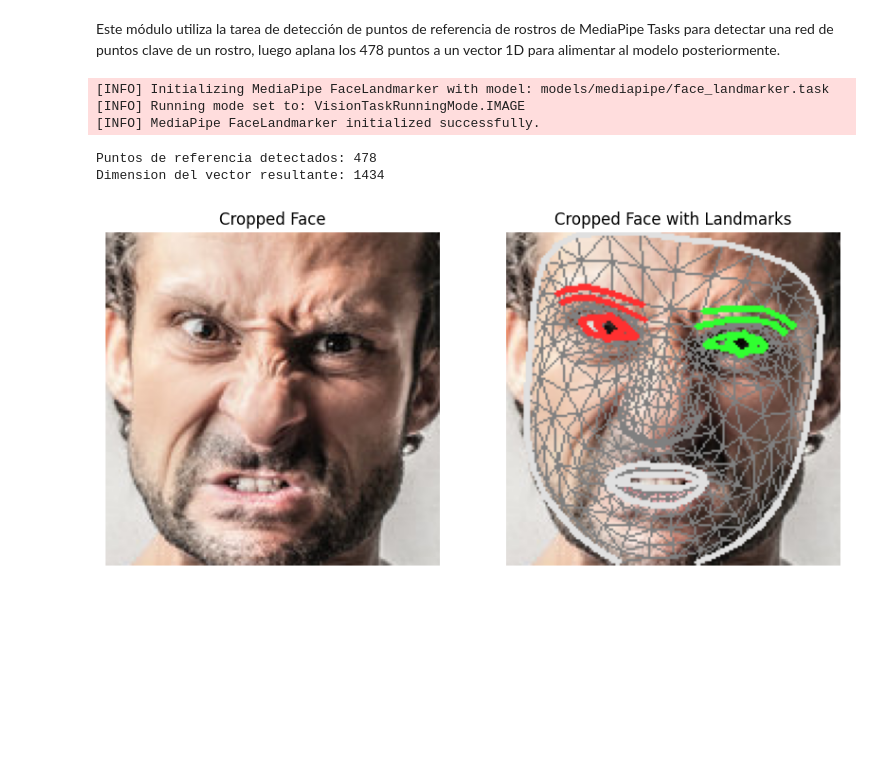
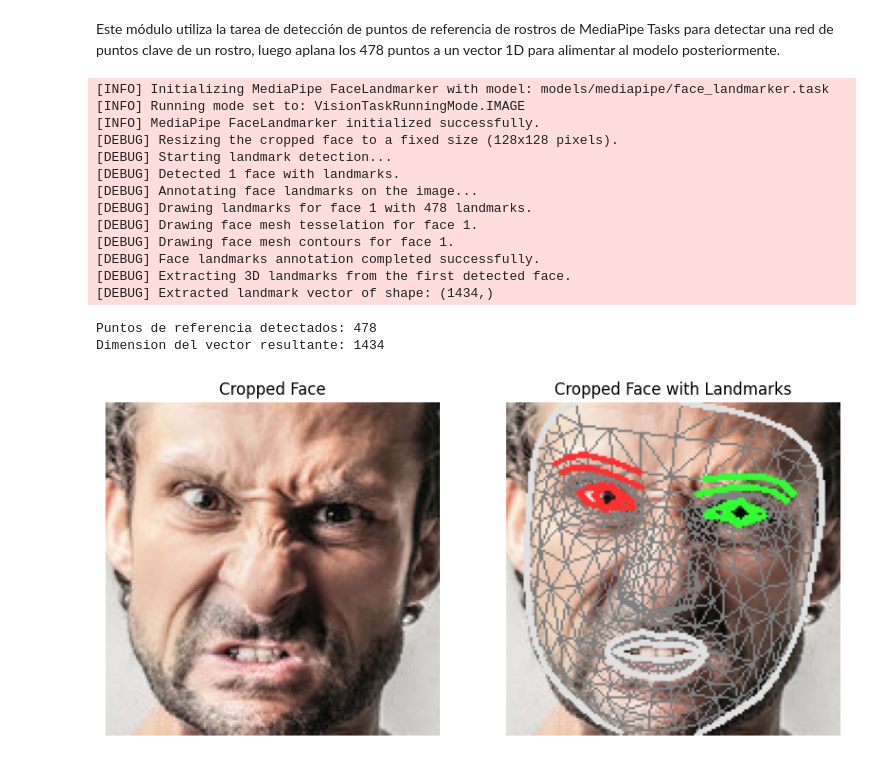
Before and after one commit to LeivaDiego/Emotion-Recognition, a Jupyter notebook: src/preprocessing_example.ipynb, the cells around one changed output. Saved outputs shown, nothing was run; the diff lists cells and outputs as text; code cells hidden in the pictures; blank space fills up the shorter version.

Commit message:
Refactor: Verbose Logging and Resize

```diff
--- a/src/preprocessing_example.ipynb
+++ b/src/preprocessing_example.ipynb
@@ -18,7 +18,7 @@ el rostro en el resultado, que será utilizado como entrada para la extracción
 image = cv2.imread("../data/examples/angry_example.png")
 
 # Initialize the face detection module
-FaceDetectorMP = FaceDetectorMP(mode="image", enable_resizing=False, enable_logging=False)
+FaceDetectorMP = FaceDetectorMP(mode="image", verbose=True)
 
 # Get the detection result using the face detection module
 detection_result = FaceDetectorMP.detect_faces(image)
@@ -59,36 +66,46 @@ Dimensiones Originales (360, 519, 3) | Dimensiones resultantes (153, 153, 3)
 Este módulo utiliza la tarea de detección de puntos de referencia de rostros de MediaPipe Tasks para detectar una red de puntos clave de un rostro, luego aplana los 478 puntos a un vector 1D para alimentar al modelo posteriormente.
 # %%
 # Initialize the face landmark detection module
-LandmarkDetectorMP = LandmarkDetectorMP(mode="image", enable_logging=False)
+LandmarkDetectorMP = LandmarkDetectorMP(mode="image", resizing=True, verbose=True)
 
 # Get the landmark detection result using the landmark detection module
 landmark_result = LandmarkDetectorMP.detect_landmarks(face_crop)
 
 # If landmarks are detected, visualize the results
 if landmark_result is not None:
     # Annotate the cropped face with landmarks
     annotated_face = LandmarkDetectorMP.annotate_face_landmarks(face_crop, landmark_result)
     print(f"\nPuntos de referencia detectados: {len(landmark_result.face_landmarks[0])}")
     # Extract the landmarks for further processing
     landmarks = LandmarkDetectorMP.extract_landmark_vector(landmark_result)
 
     print(f"Dimension del vector resultante: {landmarks.shape[0]}")
 
     # Display the cropped face with landmarks
     plt.figure(figsize=(10, 5))
     plt.subplot(1, 2, 1)
     plt.imshow(cv2.cvtColor(face_crop, cv2.COLOR_BGR2RGB))
     plt.title("Cropped Face")
     plt.axis("off")
     plt.subplot(1, 2, 2)
     plt.imshow(cv2.cvtColor(annotated_face, cv2.COLOR_BGR2RGB))
     plt.title("Cropped Face with Landmarks")
     plt.axis("off")
     plt.show()
 # %% [output]
 [INFO] Initializing MediaPipe FaceLandmarker with model: models/mediapipe/face_landmarker.task
 [INFO] Running mode set to: VisionTaskRunningMode.IMAGE
 [INFO] MediaPipe FaceLandmarker initialized successfully.
+[DEBUG] Resizing the cropped face to a fixed size (128x128 pixels).
+[DEBUG] Starting landmark detection...
+[DEBUG] Detected 1 face with landmarks.
+[DEBUG] Annotating face landmarks on the image...
+[DEBUG] Drawing landmarks for face 1 with 478 landmarks.
+[DEBUG] Drawing face mesh tesselation for face 1.
+[DEBUG] Drawing face mesh contours for face 1.
+[DEBUG] Face landmarks annotation completed successfully.
+[DEBUG] Extracting 3D landmarks from the first detected face.
+[DEBUG] Extracted landmark vector of shape: (1434,)
 Puntos de referencia detectados: 478
 Dimension del vector resultante: 1434
-[figure, old version]
+[figure, new version]
```
Also changed, not shown: parts of 1 cell of this notebook, 2 other files.
